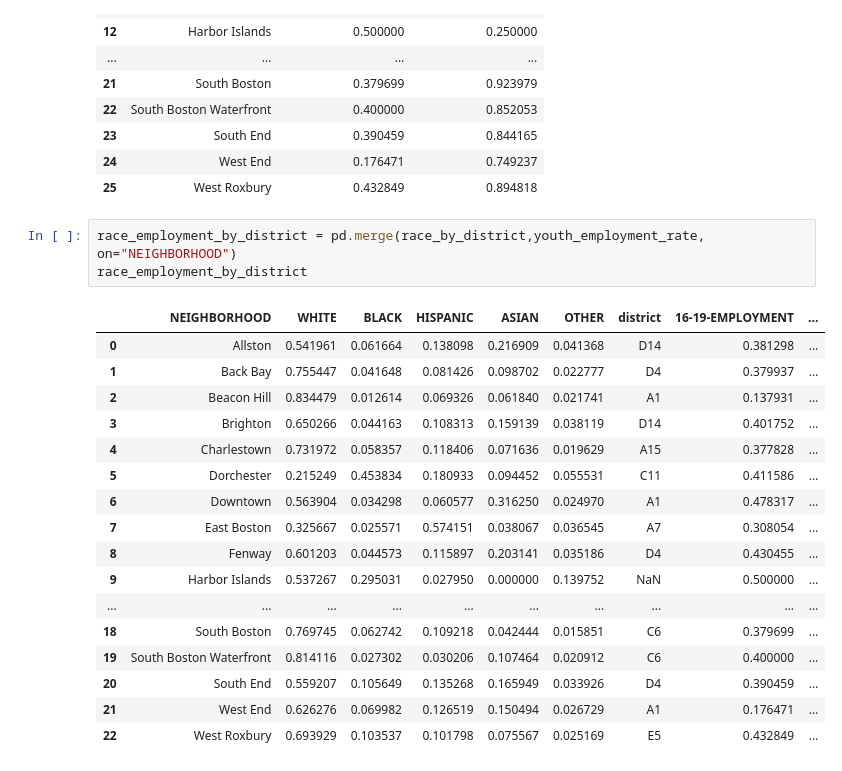
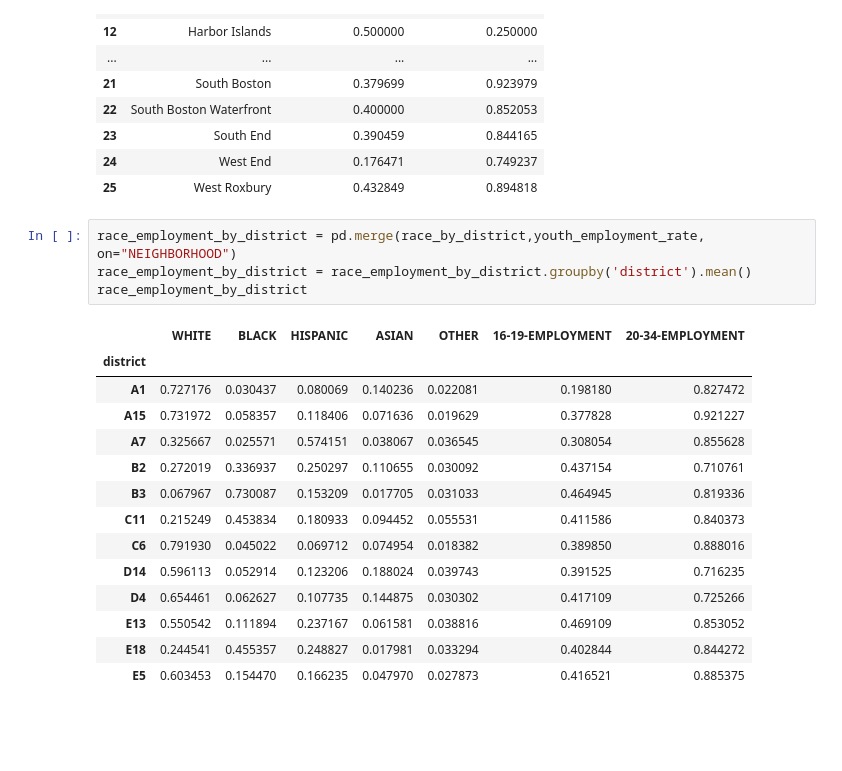
Before and after one commit to YolandaMDavis/cs109a-fall2020, a Jupyter notebook: Boston_Covid_Analysis_plus_Socio_Eco.ipynb, the cells around one changed output. Cells and saved outputs as stored; diff of their text form; blank space fills up the shorter version.

Commit message:
fix: forgot to mean over districts, corrected final merge

```diff
--- a/Boston_Covid_Analysis_plus_Socio_Eco.ipynb
+++ b/Boston_Covid_Analysis_plus_Socio_Eco.ipynb
@@ -293,22 +293,20 @@ youth_employment_rate
 | 25 | West Roxbury | 0.432849 | 0.894818 |
 # %%
 race_employment_by_district = pd.merge(race_by_district,youth_employment_rate, on="NEIGHBORHOOD")
+race_employment_by_district = race_employment_by_district.groupby('district').mean()
 race_employment_by_district
 # %% [output]
-|  | NEIGHBORHOOD | WHITE | BLACK | HISPANIC | ASIAN | OTHER | district | 16-19-EMPLOYMENT | ... |
-| 0 | Allston | 0.541961 | 0.061664 | 0.138098 | 0.216909 | 0.041368 | D14 | 0.381298 | ... |
-| 1 | Back Bay | 0.755447 | 0.041648 | 0.081426 | 0.098702 | 0.022777 | D4 | 0.379937 | ... |
-| 2 | Beacon Hill | 0.834479 | 0.012614 | 0.069326 | 0.061840 | 0.021741 | A1 | 0.137931 | ... |
-| 3 | Brighton | 0.650266 | 0.044163 | 0.108313 | 0.159139 | 0.038119 | D14 | 0.401752 | ... |
-| 4 | Charlestown | 0.731972 | 0.058357 | 0.118406 | 0.071636 | 0.019629 | A15 | 0.377828 | ... |
-| 5 | Dorchester | 0.215249 | 0.453834 | 0.180933 | 0.094452 | 0.055531 | C11 | 0.411586 | ... |
-| 6 | Downtown | 0.563904 | 0.034298 | 0.060577 | 0.316250 | 0.024970 | A1 | 0.478317 | ... |
-| 7 | East Boston | 0.325667 | 0.025571 | 0.574151 | 0.038067 | 0.036545 | A7 | 0.308054 | ... |
-| 8 | Fenway | 0.601203 | 0.044573 | 0.115897 | 0.203141 | 0.035186 | D4 | 0.430455 | ... |
-| 9 | Harbor Islands | 0.537267 | 0.295031 | 0.027950 | 0.000000 | 0.139752 | NaN | 0.500000 | ... |
-| ... | ... | ... | ... | ... | ... | ... | ... | ... | ... |
-| 18 | South Boston | 0.769745 | 0.062742 | 0.109218 | 0.042444 | 0.015851 | C6 | 0.379699 | ... |
-| 19 | South Boston Waterfront | 0.814116 | 0.027302 | 0.030206 | 0.107464 | 0.020912 | C6 | 0.400000 | ... |
-| 20 | South End | 0.559207 | 0.105649 | 0.135268 | 0.165949 | 0.033926 | D4 | 0.390459 | ... |
-| 21 | West End | 0.626276 | 0.069982 | 0.126519 | 0.150494 | 0.026729 | A1 | 0.176471 | ... |
-| 22 | West Roxbury | 0.693929 | 0.103537 | 0.101798 | 0.075567 | 0.025169 | E5 | 0.432849 | ... |
+|  | WHITE | BLACK | HISPANIC | ASIAN | OTHER | 16-19-EMPLOYMENT | 20-34-EMPLOYMENT |
+| district |  |  |  |  |  |  |  |
+| A1 | 0.727176 | 0.030437 | 0.080069 | 0.140236 | 0.022081 | 0.198180 | 0.827472 |
+| A15 | 0.731972 | 0.058357 | 0.118406 | 0.071636 | 0.019629 | 0.377828 | 0.921227 |
+| A7 | 0.325667 | 0.025571 | 0.574151 | 0.038067 | 0.036545 | 0.308054 | 0.855628 |
+| B2 | 0.272019 | 0.336937 | 0.250297 | 0.110655 | 0.030092 | 0.437154 | 0.710761 |
+| B3 | 0.067967 | 0.730087 | 0.153209 | 0.017705 | 0.031033 | 0.464945 | 0.819336 |
+| C11 | 0.215249 | 0.453834 | 0.180933 | 0.094452 | 0.055531 | 0.411586 | 0.840373 |
+| C6 | 0.791930 | 0.045022 | 0.069712 | 0.074954 | 0.018382 | 0.389850 | 0.888016 |
+| D14 | 0.596113 | 0.052914 | 0.123206 | 0.188024 | 0.039743 | 0.391525 | 0.716235 |
+| D4 | 0.654461 | 0.062627 | 0.107735 | 0.144875 | 0.030302 | 0.417109 | 0.725266 |
+| E13 | 0.550542 | 0.111894 | 0.237167 | 0.061581 | 0.038816 | 0.469109 | 0.853052 |
+| E18 | 0.244541 | 0.455357 | 0.248827 | 0.017981 | 0.033294 | 0.402844 | 0.844272 |
+| E5 | 0.603453 | 0.154470 | 0.166235 | 0.047970 | 0.027873 | 0.416521 | 0.885375 |
```
Also changed, not shown: parts of 3 cells of this notebook.
